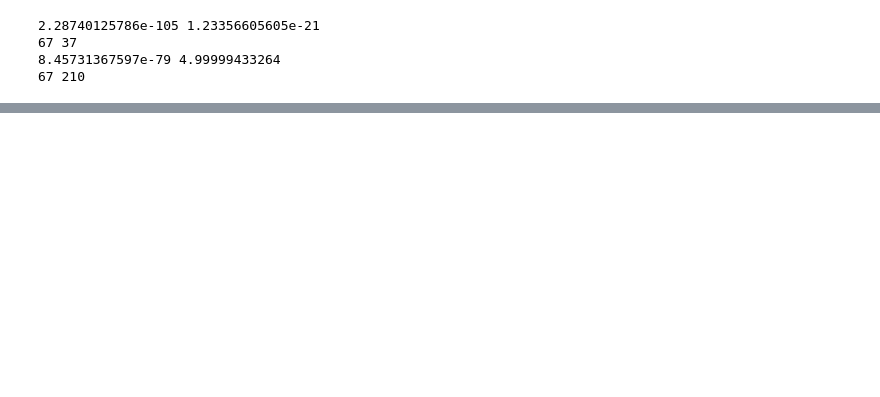
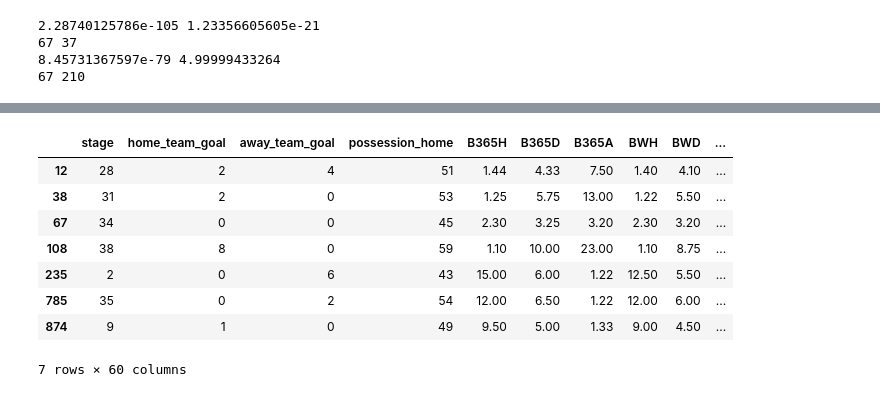
Before and after one commit to ShawnHouCHN/Introduction-to-Machine-Learning-and-Data-Mining-E17, a Jupyter notebook: Project3/Outliers.ipynb, the cells around one changed output, grey strips where cells are left out. Saved outputs shown, nothing was run; the diff lists cells and outputs as text; code cells hidden in the pictures; blank space fills up the shorter version.

```diff
--- a/Project3/Outliers.ipynb
+++ b/Project3/Outliers.ipynb
@@ -112,0 +121,14 @@ plt.colorbar()
+# %%
+outliers_knn = df_unnorm[density_knn < knn_treshold]
+outliers_knn.to_csv('outliers_knn.csv')
+outliers_knn
+# %% [output]
+|  | stage | home_team_goal | away_team_goal | possession_home | B365H | B365D | B365A | BWH | BWD | ... |
+| 12 | 28 | 2 | 4 | 51 | 1.44 | 4.33 | 7.50 | 1.40 | 4.10 | ... |
+| 38 | 31 | 2 | 0 | 53 | 1.25 | 5.75 | 13.00 | 1.22 | 5.50 | ... |
+| 67 | 34 | 0 | 0 | 45 | 2.30 | 3.25 | 3.20 | 2.30 | 3.20 | ... |
+| 108 | 38 | 8 | 0 | 59 | 1.10 | 10.00 | 23.00 | 1.10 | 8.75 | ... |
+| 235 | 2 | 0 | 6 | 43 | 15.00 | 6.00 | 1.22 | 12.50 | 5.50 | ... |
+| 785 | 35 | 0 | 2 | 54 | 12.00 | 6.50 | 1.22 | 12.00 | 6.00 | ... |
+| 874 | 9 | 1 | 0 | 49 | 9.50 | 5.00 | 1.33 | 9.00 | 4.50 | ... |
+7 rows × 60 columns
```
Also changed, not shown: parts of 8 cells of this notebook, 1 other file.
